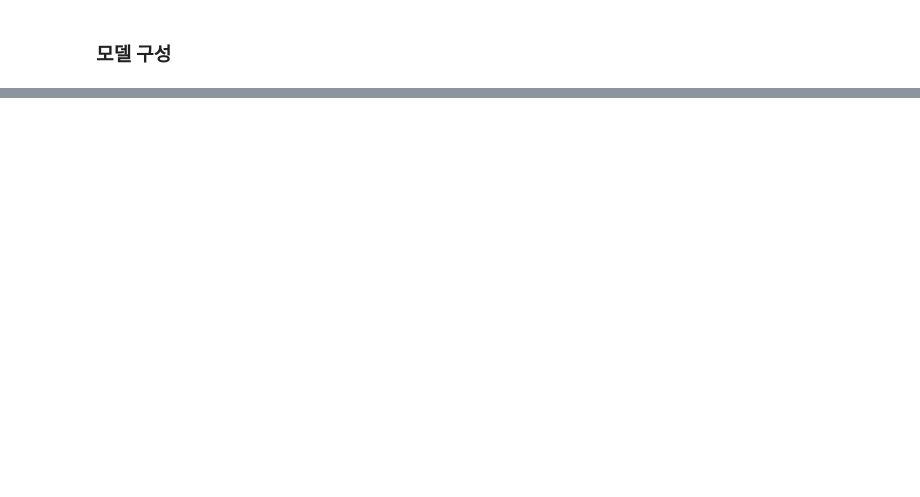
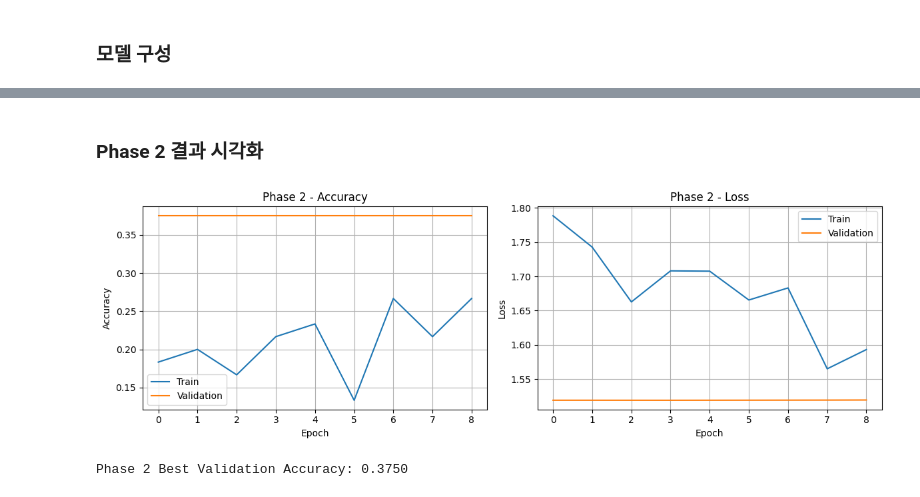
Before and after one commit to AcneLog/AcneLog_AI, a Jupyter notebook: model.ipynb, the cells around one changed output, grey strips where cells are left out. Drawn from its saved outputs; the diff is of its cells as text; code cells hidden in the pictures; blank space fills up the shorter version.

```diff
--- a/model.ipynb
+++ b/model.ipynb
@@ -81,0 +411,31 @@ model.compile(optimizer='adam', loss='categorical_crossentropy', metrics=['accur
+# %% [markdown]
+### Phase 2 결과 시각화
+# %%
+plt.figure(figsize=(12, 4))
+
+plt.subplot(1, 2, 1)
+plt.plot(history2.history['accuracy'], label='Train')
+plt.plot(history2.history['val_accuracy'], label='Validation')
+plt.title('Phase 2 - Accuracy')
+plt.xlabel('Epoch')
+plt.ylabel('Accuracy')
+plt.legend()
+plt.grid(True)
+
+plt.subplot(1, 2, 2)
+plt.plot(history2.history['loss'], label='Train')
+plt.plot(history2.history['val_loss'], label='Validation')
+plt.title('Phase 2 - Loss')
+plt.xlabel('Epoch')
+plt.ylabel('Loss')
+plt.legend()
+plt.grid(True)
+
+plt.tight_layout()
+plt.show()
+
+best_val_acc_phase2 = max(history2.history['val_accuracy'])
+print(f"\nPhase 2 Best Validation Accuracy: {best_val_acc_phase2:.4f}")
+# %% [output]
+[figure, added]
+Phase 2 Best Validation Accuracy: 0.3750
```
Also changed, not shown: parts of 41 cells of this notebook, 5 other files.
